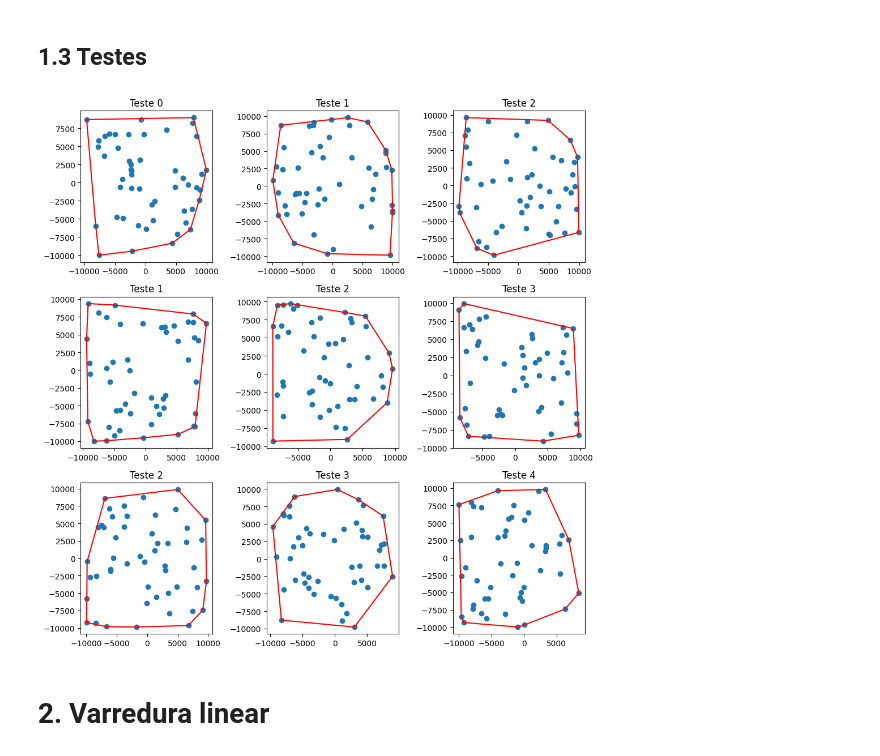
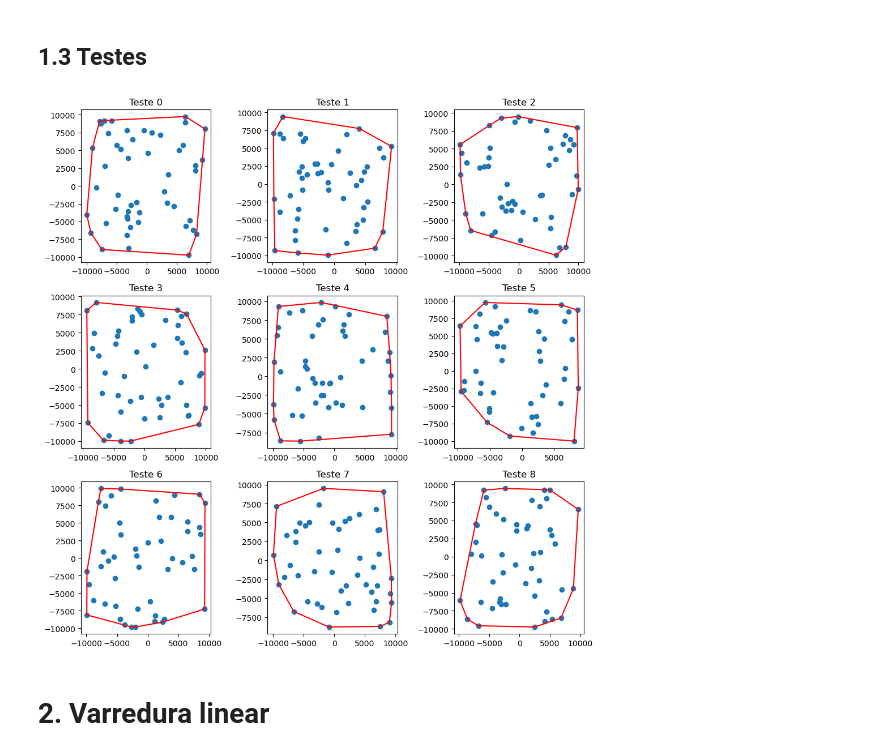
Before and after one commit to FredericoBaker/tp1-Algoritmos2, a Jupyter notebook: TP1_ALG2.ipynb, the cells around one changed output. Cells and saved outputs as stored; diff of their text form; code cells hidden in the pictures.

```diff
--- a/TP1_ALG2.ipynb
+++ b/TP1_ALG2.ipynb
@@ -173,35 +173,35 @@ def scatterPlot(points, hull):
     # Plot the segments of the convex hull
     plt.plot(hullXCoords, hullYCoords, 'r')
 
     plt.title("Example")
 
     plt.show()
 
 # Create a 3x3 grid of plots
 fig, axs = plt.subplots(3, 3, figsize=(10, 10))
 
 for i in range(3):
     for j in range(3):
         points = createPoints(50, -10000, 10000)
         hull = giftWrapping(points)
 
         xCoords = [point.x for point in points]
         yCoords = [point.y for point in points]
 
         hullXCoords = [point.x for point in hull]
         hullYCoords = [point.y for point in hull]
 
         hullXCoords.append(hull[0].x)
         hullYCoords.append(hull[0].y)
 
         axs[i, j].scatter(xCoords, yCoords)
         axs[i, j].plot(hullXCoords, hullYCoords, 'r')
-        axs[i, j].set_title(f'Teste {i+j}')
+        axs[i, j].set_title(f'Teste {3*i+j}')
 
 plt.tight_layout()
 plt.show()
 # %% [output]
-[figure, old version]
+[figure, new version]
 # %% [markdown]
 # 2. Varredura linear
 # %% [markdown]
```
Also changed, not shown: parts of 15 cells of this notebook, 2 other files.
